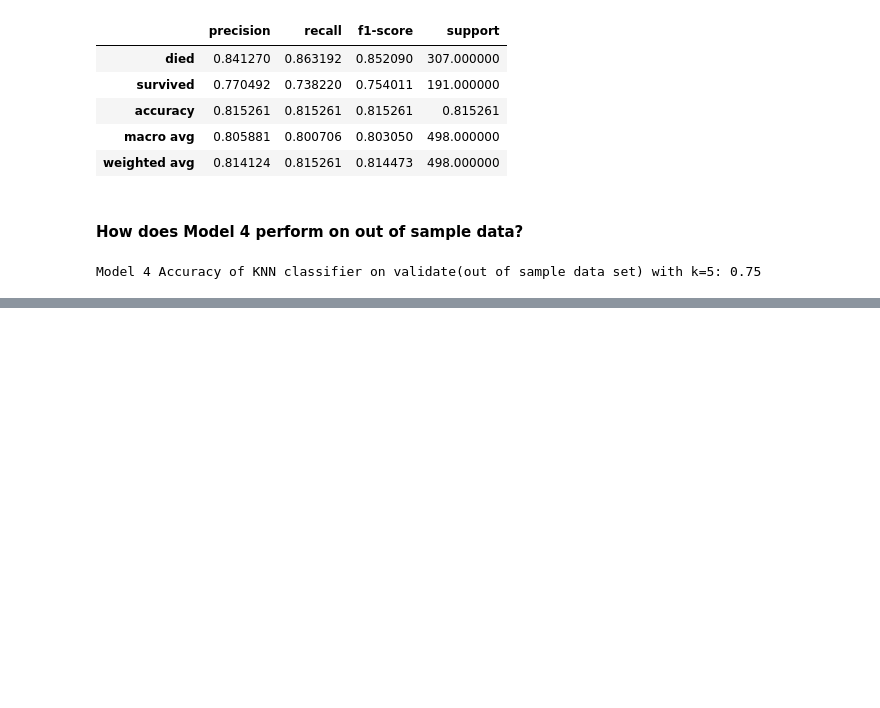
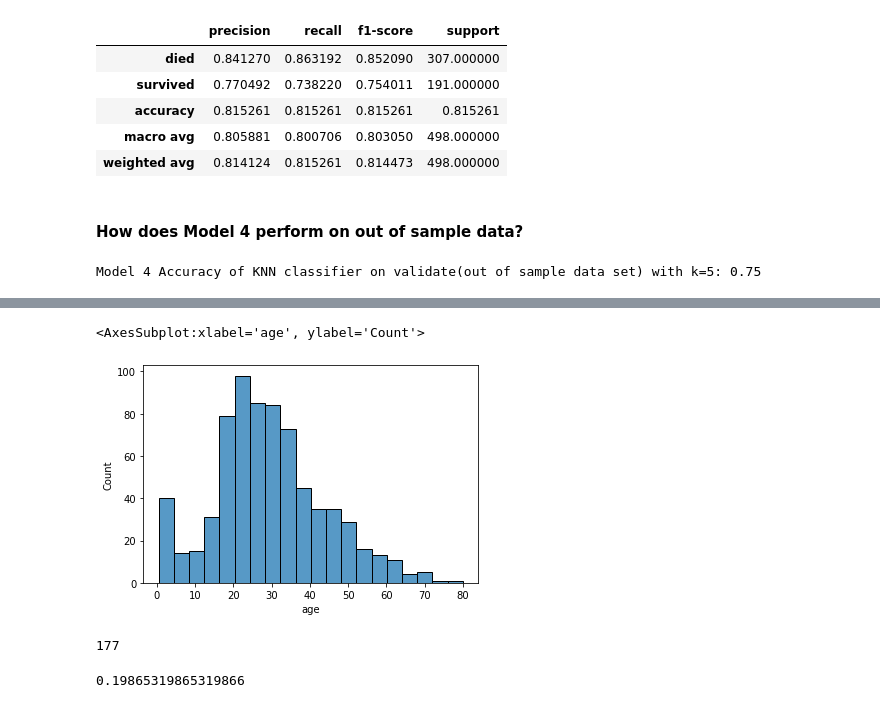
Before and after one commit to justin-m-sullivan/classification-exercises, a Jupyter notebook: model.ipynb, the cells around one changed output, grey strips where cells are left out. Saved outputs shown, nothing was run; the diff lists cells and outputs as text; code cells hidden in the pictures; blank space fills up the shorter version.

```diff
--- a/model.ipynb
+++ b/model.ipynb
@@ -895,0 +928,6 @@ Model 4 Accuracy of KNN classifier on validate(out of sample data set) with k=5:
+# %%
+titanic = get_titanic_data()
+# %%
+#Preapare the data: Drop columns
+columns_to_drop = ['Unnamed: 0', 'embark_town', 'embarked', 'deck',  'parch', 'passenger_id', 'class']
+titanic.drop(columns=columns_to_drop, inplace=True)
@@ -895,0 +937,3 @@ Model 4 Accuracy of KNN classifier on validate(out of sample data set) with k=5:
+# %%
+#Concat dummies df with Titanic and drop the original coloumn sex
+titanic = pd.concat([titanic, dummies], axis=1).drop(columns='sex')
@@ -895,0 +976,17 @@ Model 4 Accuracy of KNN classifier on validate(out of sample data set) with k=5:
+# %%
+#Visualize the distribution of age
+sns.histplot(titanic.age[titanic.age.notnull()])
+# %% [output]
+<AxesSubplot:xlabel='age', ylabel='Count'>
+[figure, added]
+# %%
+#How many nulls in age:
+null_age = titanic.age.isnull().sum()
+null_age
+# %% [output]
+177
+# %%
+#What % of the observations are missing age?
+null_age/len(titanic)
+# %% [output]
+0.19865319865319866
```
Also changed, not shown: parts of 114 cells of this notebook.
